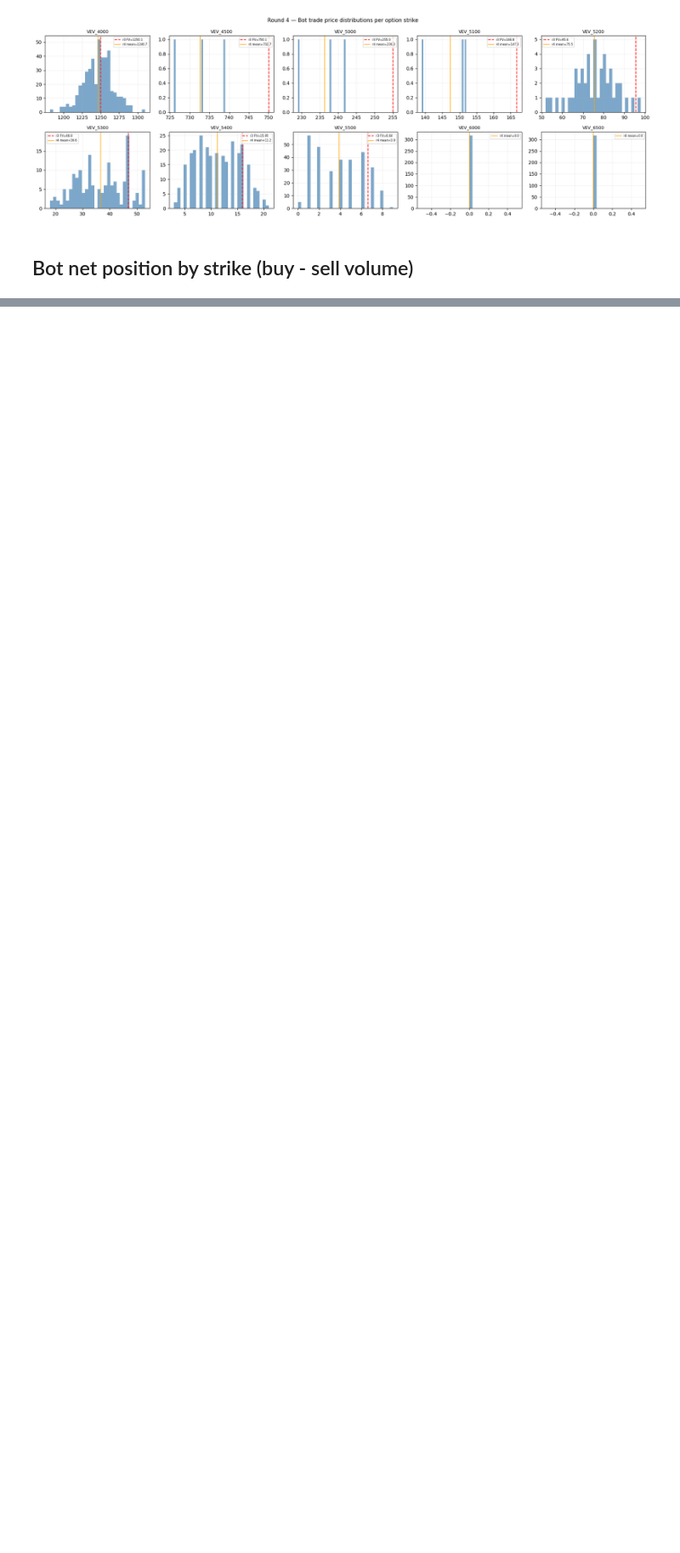
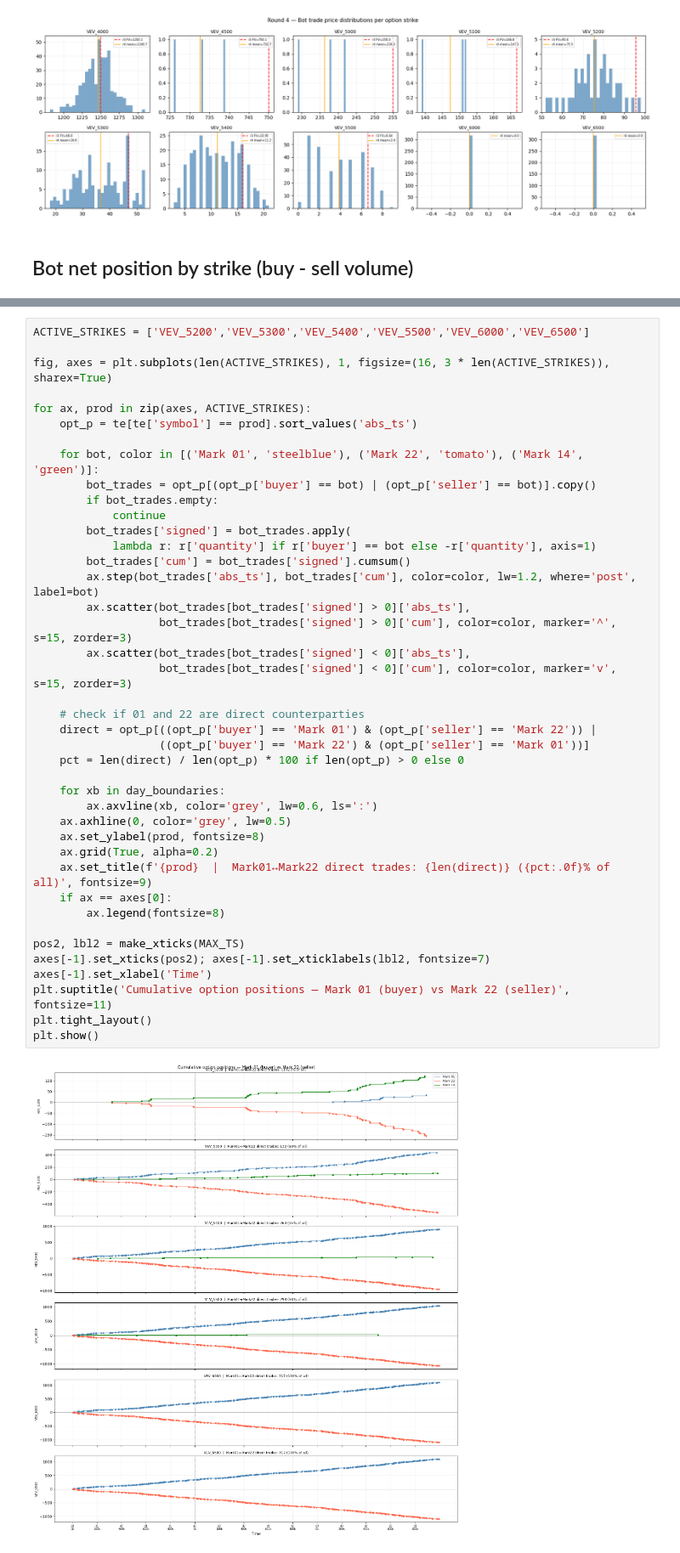
Before and after one commit to SakshamAror/IMC-Prosperity-4, a Jupyter notebook: round4_explore.ipynb, the cells around one changed output, grey strips where cells are left out. Shown at 85% size. Cells and saved outputs as stored; diff of their text form; blank space fills up the shorter version.

```diff
--- a/round4_explore.ipynb
+++ b/round4_explore.ipynb
@@ -415,0 +625,43 @@ net_pivot
+# %%
+ACTIVE_STRIKES = ['VEV_5200','VEV_5300','VEV_5400','VEV_5500','VEV_6000','VEV_6500']
+
+fig, axes = plt.subplots(len(ACTIVE_STRIKES), 1, figsize=(16, 3 * len(ACTIVE_STRIKES)), sharex=True)
+
+for ax, prod in zip(axes, ACTIVE_STRIKES):
+    opt_p = te[te['symbol'] == prod].sort_values('abs_ts')
+
+    for bot, color in [('Mark 01', 'steelblue'), ('Mark 22', 'tomato'), ('Mark 14', 'green')]:
+        bot_trades = opt_p[(opt_p['buyer'] == bot) | (opt_p['seller'] == bot)].copy()
+        if bot_trades.empty:
+            continue
+        bot_trades['signed'] = bot_trades.apply(
+            lambda r: r['quantity'] if r['buyer'] == bot else -r['quantity'], axis=1)
+        bot_trades['cum'] = bot_trades['signed'].cumsum()
+        ax.step(bot_trades['abs_ts'], bot_trades['cum'], color=color, lw=1.2, where='post', label=bot)
+        ax.scatter(bot_trades[bot_trades['signed'] > 0]['abs_ts'],
+                   bot_trades[bot_trades['signed'] > 0]['cum'], color=color, marker='^', s=15, zorder=3)
+        ax.scatter(bot_trades[bot_trades['signed'] < 0]['abs_ts'],
+                   bot_trades[bot_trades['signed'] < 0]['cum'], color=color, marker='v', s=15, zorder=3)
+
+    # check if 01 and 22 are direct counterparties
+    direct = opt_p[((opt_p['buyer'] == 'Mark 01') & (opt_p['seller'] == 'Mark 22')) |
+                   ((opt_p['buyer'] == 'Mark 22') & (opt_p['seller'] == 'Mark 01'))]
+    pct = len(direct) / len(opt_p) * 100 if len(opt_p) > 0 else 0
+
+    for xb in day_boundaries:
+        ax.axvline(xb, color='grey', lw=0.6, ls=':')
+    ax.axhline(0, color='grey', lw=0.5)
+    ax.set_ylabel(prod, fontsize=8)
+    ax.grid(True, alpha=0.2)
+    ax.set_title(f'{prod}  |  Mark01↔Mark22 direct trades: {len(direct)} ({pct:.0f}% of all)', fontsize=9)
+    if ax == axes[0]:
+        ax.legend(fontsize=8)
+
+pos2, lbl2 = make_xticks(MAX_TS)
+axes[-1].set_xticks(pos2); axes[-1].set_xticklabels(lbl2, fontsize=7)
+axes[-1].set_xlabel('Time')
+plt.suptitle('Cumulative option positions — Mark 01 (buyer) vs Mark 22 (seller)', fontsize=11)
+plt.tight_layout()
+plt.show()
+# %% [output]
+[figure, added]
```
Also changed, not shown: parts of 14 cells of this notebook.
